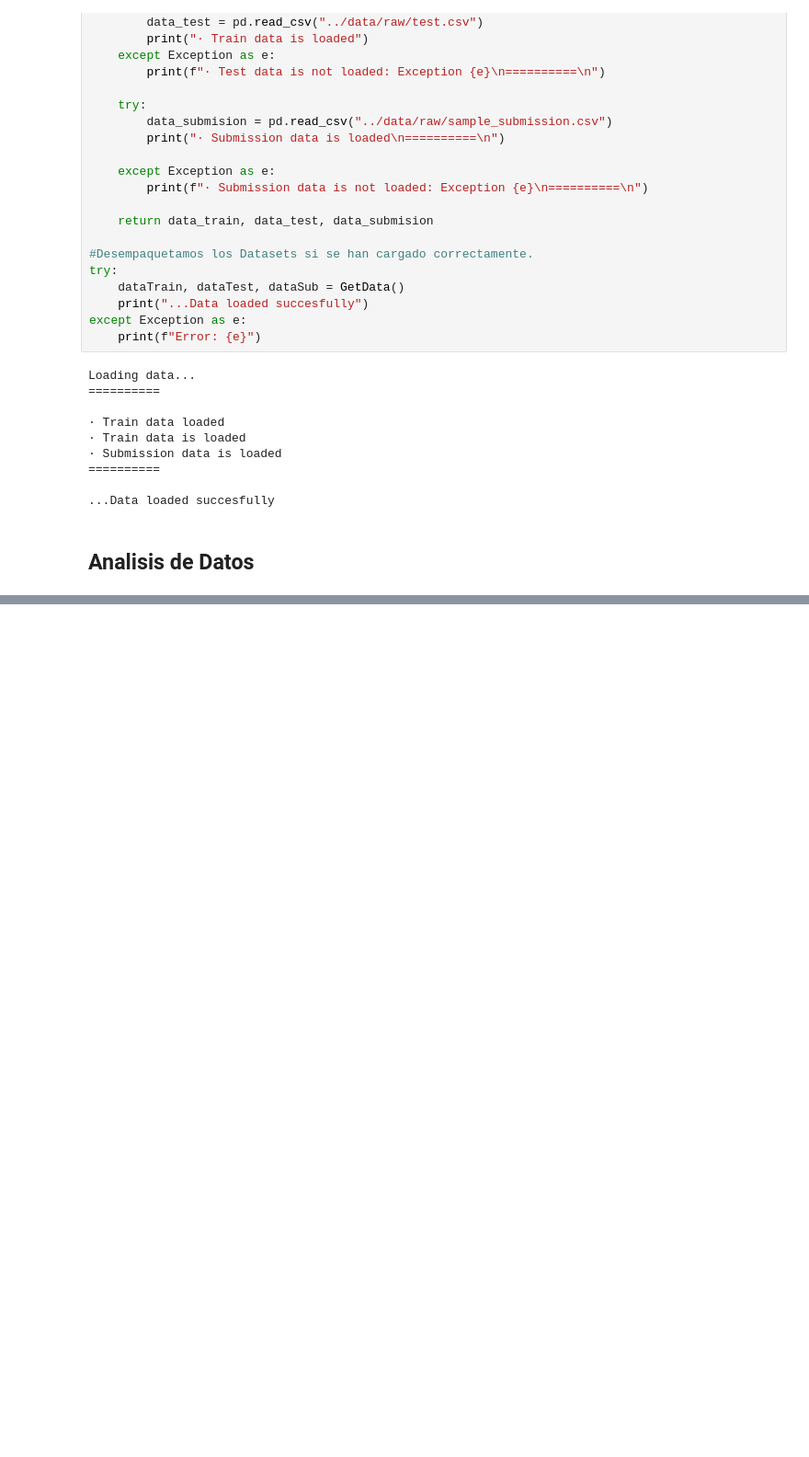
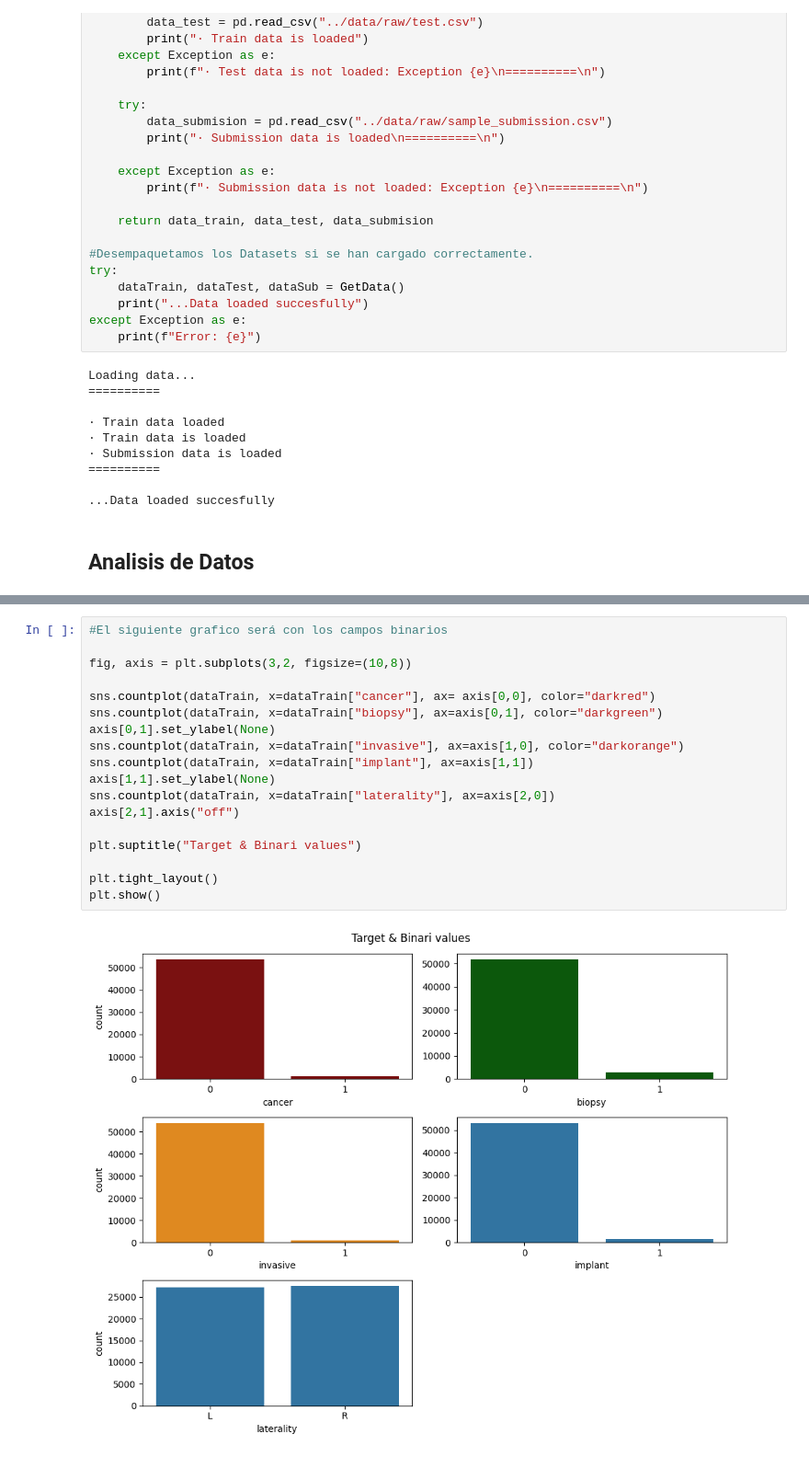
Before and after one commit to Fj-martinez33/RSNA-Breast-Cancer-Detection, a Jupyter notebook: src/explore.ipynb, the cells around one changed output, grey strips where cells are left out. Shown: that part at 92% size. Drawn from its saved outputs; the diff is of its cells as text; blank space fills up the shorter version.

```diff
--- a/src/explore.ipynb
+++ b/src/explore.ipynb
@@ -142,0 +162,20 @@ plt.show()
+# %%
+#El siguiente grafico será con los campos binarios
+
+fig, axis = plt.subplots(3,2, figsize=(10,8))
+
+sns.countplot(dataTrain, x=dataTrain["cancer"], ax= axis[0,0], color="darkred")
+sns.countplot(dataTrain, x=dataTrain["biopsy"], ax=axis[0,1], color="darkgreen")
+axis[0,1].set_ylabel(None)
+sns.countplot(dataTrain, x=dataTrain["invasive"], ax=axis[1,0], color="darkorange")
+sns.countplot(dataTrain, x=dataTrain["implant"], ax=axis[1,1])
+axis[1,1].set_ylabel(None)
+sns.countplot(dataTrain, x=dataTrain["laterality"], ax=axis[2,0])
+axis[2,1].axis("off")
+
+plt.suptitle("Target & Binari values")
+
+plt.tight_layout()
+plt.show()
+# %% [output]
+[figure, added]
```
Also changed, not shown: parts of 12 cells of this notebook.
